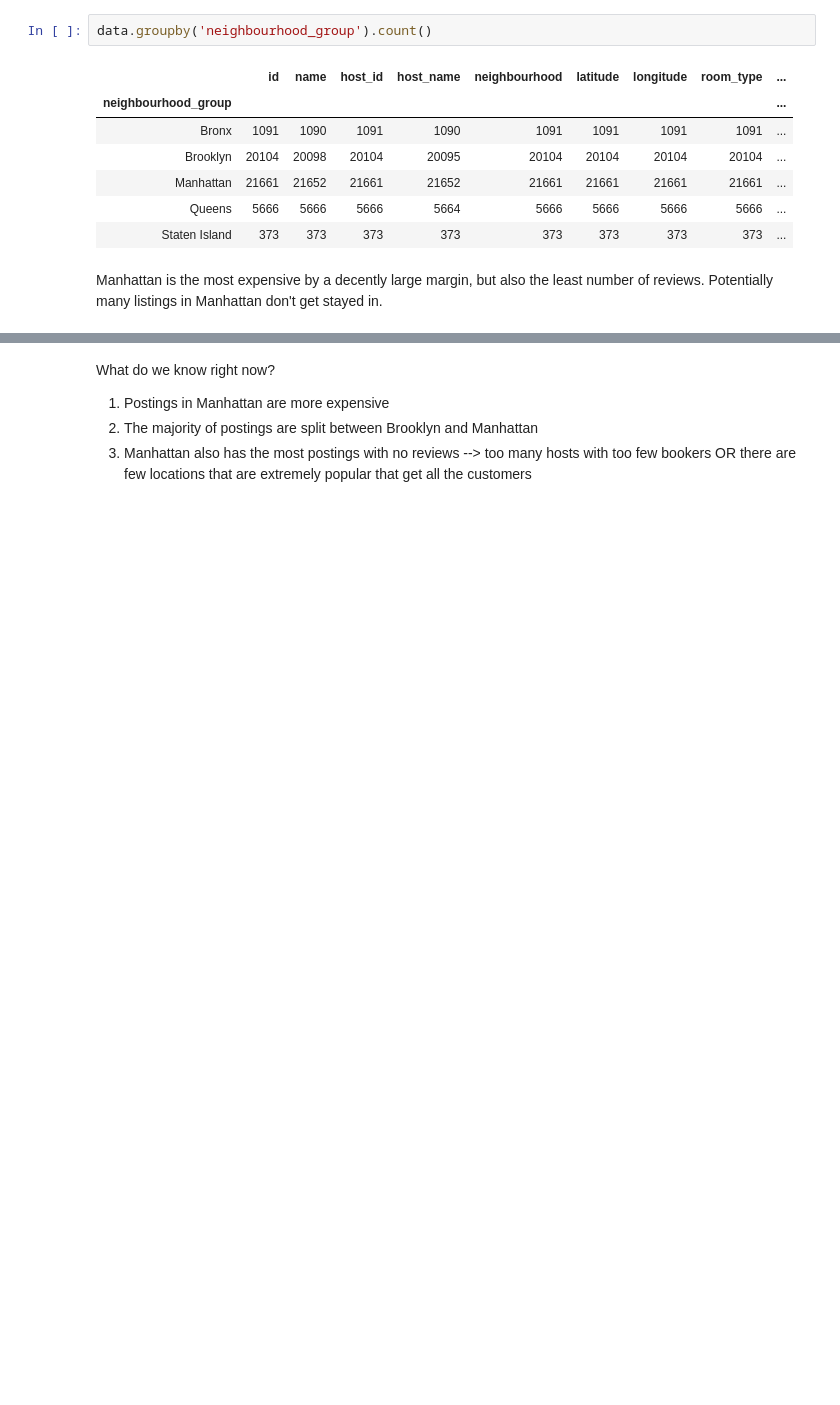
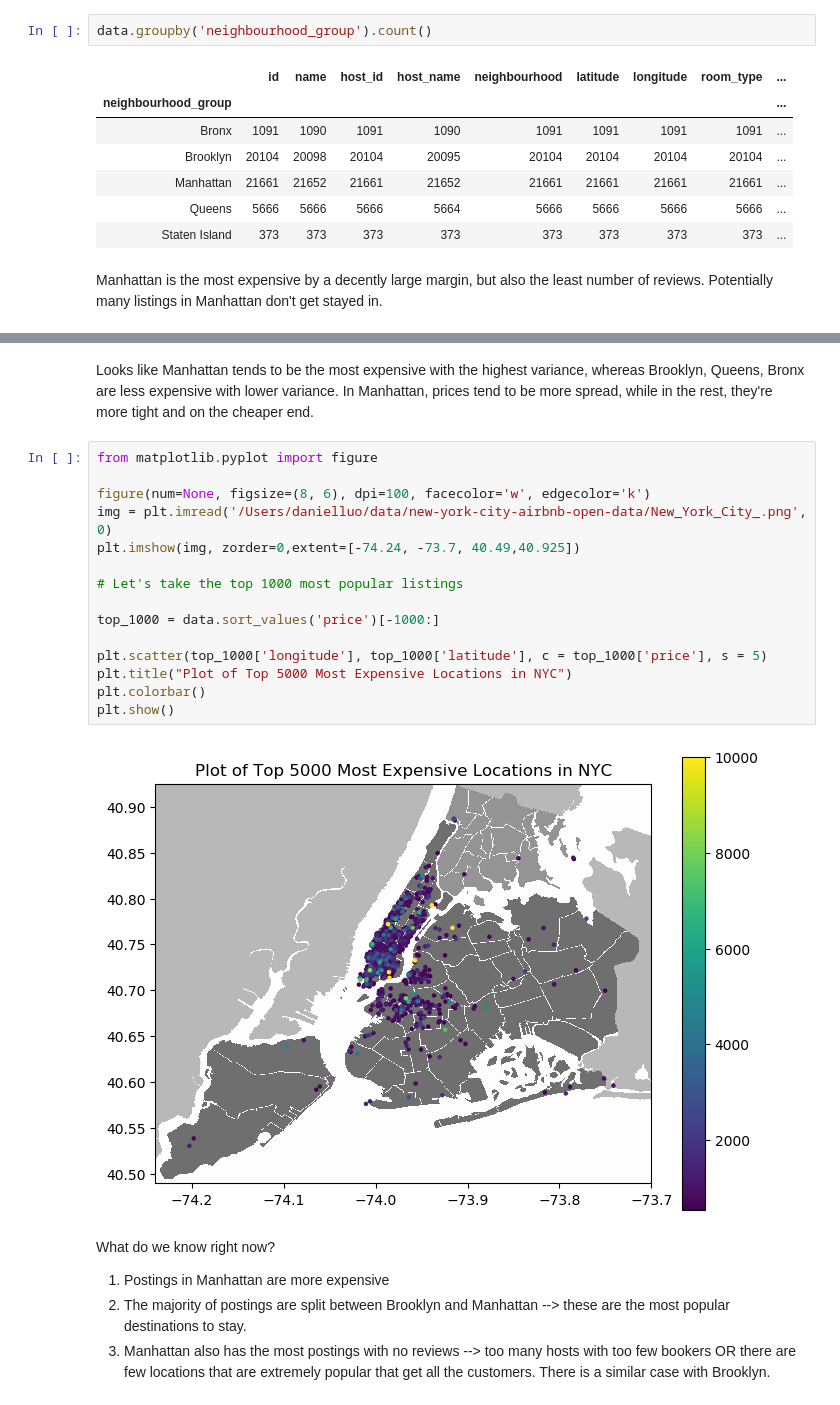
Before and after one commit to dluo9/airbnb-analysis, a Jupyter notebook: Airbnb NYC Analysis.ipynb, the cells around one changed output, grey strips where cells are left out. Drawn from its saved outputs; the diff is of its cells as text; blank space fills up the shorter version.

```diff
--- a/Airbnb NYC Analysis.ipynb
+++ b/Airbnb NYC Analysis.ipynb
@@ -262,6 +266,25 @@ sns.violinplot(x="neighbourhood_group", y="number_of_reviews", data=data)
+# %% [markdown]
+Looks like Manhattan tends to be the most expensive with the highest variance, whereas Brooklyn, Queens, Bronx are less expensive with lower variance. In Manhattan, prices tend to be more spread, while in the rest, they're more tight and on the cheaper end.
+# %%
+from matplotlib.pyplot import figure
+
+figure(num=None, figsize=(8, 6), dpi=100, facecolor='w', edgecolor='k')
+img = plt.imread('/Users/danielluo/data/new-york-city-airbnb-open-data/New_York_City_.png', 0)
+plt.imshow(img, zorder=0,extent=[-74.24, -73.7, 40.49,40.925])
+
+# Let's take the top 1000 most popular listings
+
+top_1000 = data.sort_values('price')[-1000:]
+
+plt.scatter(top_1000['longitude'], top_1000['latitude'], c = top_1000['price'], s = 5)
+plt.title("Plot of Top 5000 Most Expensive Locations in NYC")
+plt.colorbar()
+plt.show()
+# %% [output]
+[figure, added]
 # %% [markdown]
 What do we know right now?
 
 1. Postings in Manhattan are more expensive
-2. The majority of postings are split between Brooklyn and Manhattan
-3. Manhattan also has the most postings with no reviews --> too many hosts with too few bookers OR there are few locations that are extremely popular that get all the customers
+2. The majority of postings are split between Brooklyn and Manhattan --> these are the most popular destinations to stay.
+3. Manhattan also has the most postings with no reviews --> too many hosts with too few bookers OR there are few locations that are extremely popular that get all the customers. There is a similar case with Brooklyn.
```
Also changed, not shown: parts of 43 cells of this notebook.
